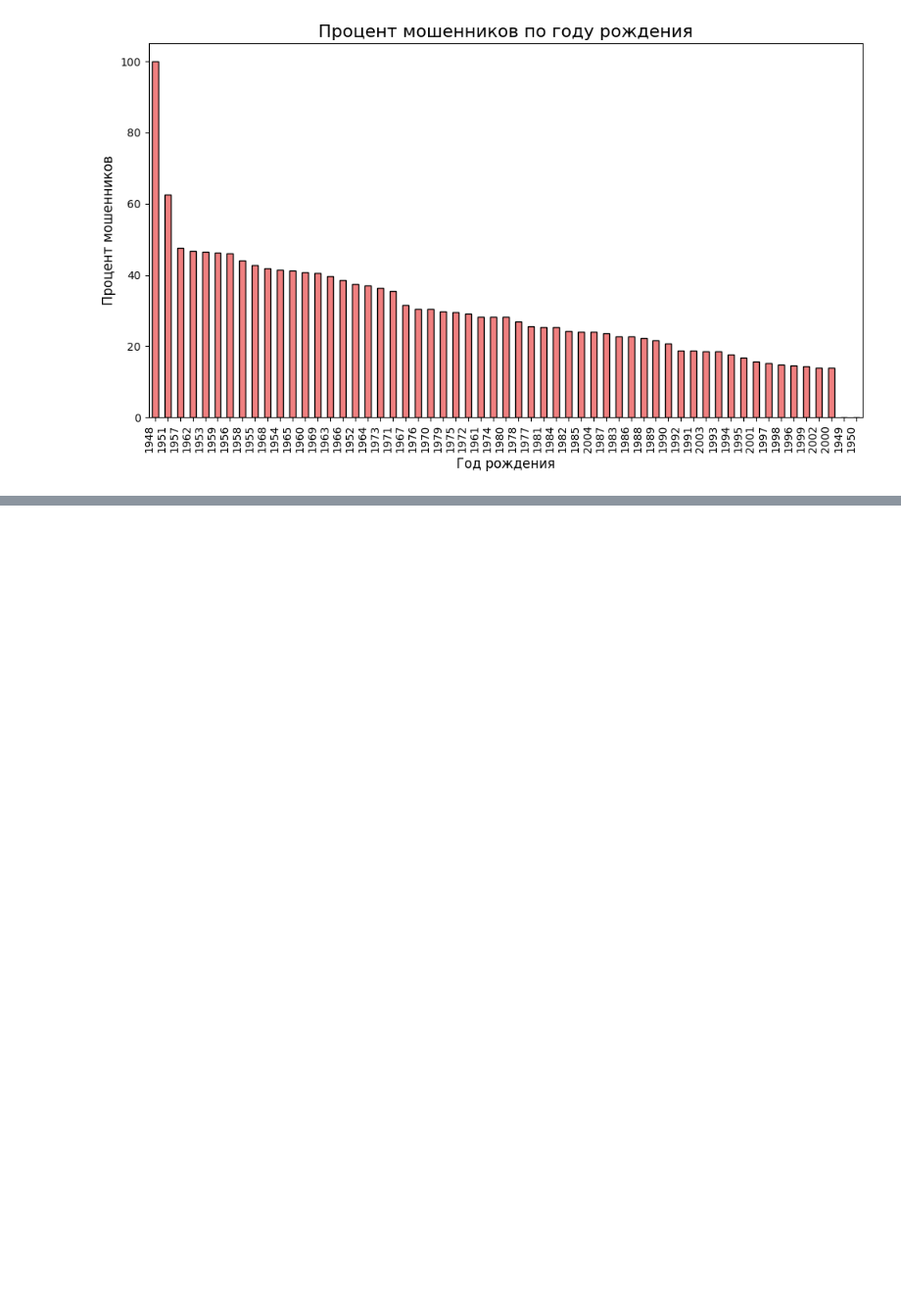
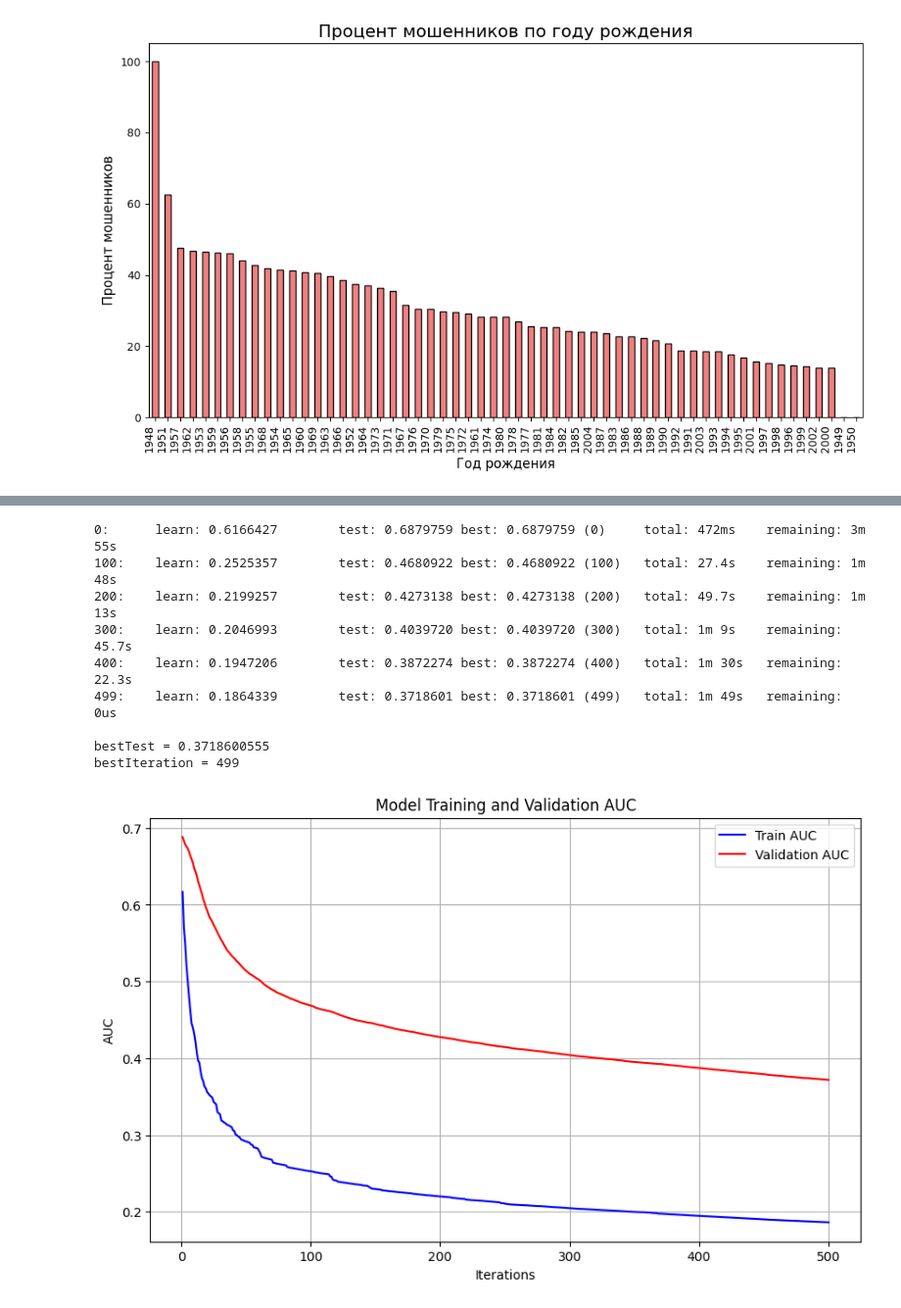
Before and after one commit to budennovsk/testovoe_Antifraud, a Jupyter notebook: testovoe_Antifraud.ipynb, the cells around one changed output, grey strips where cells are left out. Shown at 98% size. Saved outputs shown, nothing was run; the diff lists cells and outputs as text; code cells hidden in the pictures; blank space fills up the shorter version.

```diff
--- a/testovoe_Antifraud.ipynb
+++ b/testovoe_Antifraud.ipynb
@@ -1294,0 +1689,39 @@ else:
+# %%
+# Инициализация модели CatBoost с использованием категориальных признаков
+model = CatBoostClassifier(iterations=500,
+                           depth=4,
+                           learning_rate=0.1,
+                          #  cat_features=cat_features,
+                           eval_metric='Logloss',
+                           loss_function='Logloss',
+                           random_state=42,
+                           class_weights={0: 1, 1: 2},
+                           verbose=100)
+
+# Обучение модели на тренировочных данных с валидацией
+model.fit(X_train_resampled[importance_df['Feature'].tolist()], y_train_resampled, eval_set=(X_valid[importance_df['Feature'].tolist()], y_valid))
+# Извлекаем информацию об обучении (график)
+train_aucs = model.get_evals_result()['learn']['Logloss']
+valid_aucs = model.get_evals_result()['validation']['Logloss']
+
+# Строим график AUC для обучения и валидации
+plt.figure(figsize=(10, 6))
+plt.plot(range(1, len(train_aucs) + 1), train_aucs, label='Train AUC', color='blue')
+plt.plot(range(1, len(valid_aucs) + 1), valid_aucs, label='Validation AUC', color='red')
+plt.xlabel('Iterations')
+plt.ylabel('AUC')
+plt.title('Model Training and Validation AUC')
+plt.legend()
+plt.grid(True)
+plt.show()
+# %% [output]
+0:      learn: 0.6166427        test: 0.6879759 best: 0.6879759 (0)     total: 472ms    remaining: 3m 55s
+100:    learn: 0.2525357        test: 0.4680922 best: 0.4680922 (100)   total: 27.4s    remaining: 1m 48s
+200:    learn: 0.2199257        test: 0.4273138 best: 0.4273138 (200)   total: 49.7s    remaining: 1m 13s
+300:    learn: 0.2046993        test: 0.4039720 best: 0.4039720 (300)   total: 1m 9s    remaining: 45.7s
+400:    learn: 0.1947206        test: 0.3872274 best: 0.3872274 (400)   total: 1m 30s   remaining: 22.3s
+499:    learn: 0.1864339        test: 0.3718601 best: 0.3718601 (499)   total: 1m 49s   remaining: 0us
+
+bestTest = 0.3718600555
+bestIteration = 499
+[figure, added]
```
Also changed, not shown: parts of 19 cells of this notebook.
